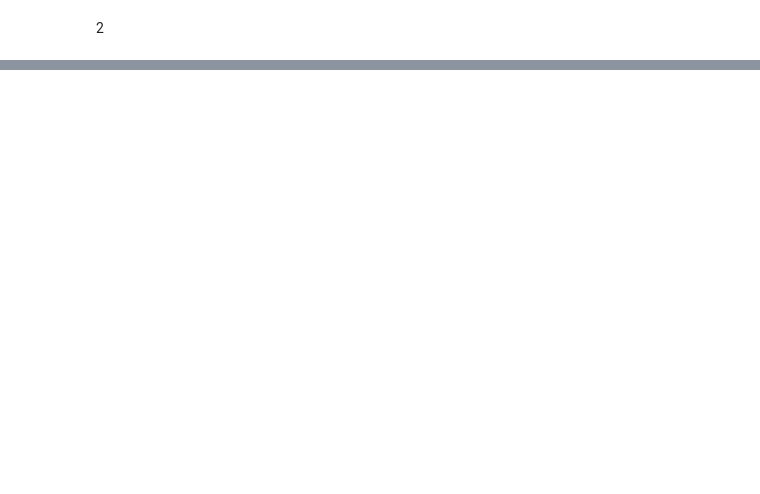
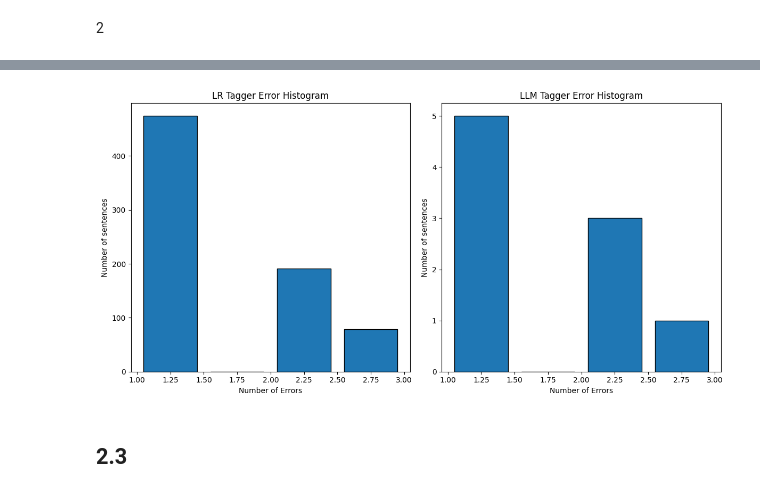
Before and after one commit to yuvallevy09/pos-tagging-with-llms, a Jupyter notebook: ud_pos_tagger_sklearn.ipynb, the cells around one changed output, grey strips where cells are left out. Saved outputs shown, nothing was run; the diff lists cells and outputs as text; code cells hidden in the pictures; blank space fills up the shorter version.

```diff
--- a/ud_pos_tagger_sklearn.ipynb
+++ b/ud_pos_tagger_sklearn.ipynb
@@ -697,10 +697,12 @@ def errors_in_sentence_prediction(clf, tagged_sentence):
     return errors, pred
 # %%
 hard_sentences = []
+idx = 0
 for s in test_sentences:
     errors, pred = errors_in_sentence_prediction(clf, s)
     if errors > 0:
-        hard_sentences.append((s, errors, pred))
+        hard_sentences.append((s, errors, pred, idx))
+    idx += 1
 print(f'Number of sentences with errors: {len(hard_sentences)} out of {len(test_sentences)}')
 # %% [output]
 Number of sentences with errors: 794 out of 2077
@@ -945,30 +926,3 @@ def tag_sentences_ud(text_to_tag: str) -> Optional[TaggedSentences]:
     # print(completion)
     res = completion.choices[0].message.parsed
     return res
-# %%
-def batch_tag_sentences_ud(sentences: List[str], batch_size: int = 5, rate_limit_delay: float = 4.0) -> List[TaggedSentences]:
-    """
-    Performs POS tagging on a list of sentences in batches to respect API rate limits.
-    Args:
-    sentences: List of sentences to be tagged
-    batch_size: Number of sentences to include in each API call
-    rate_limit_delay: Delay in seconds between API calls to respect rate limits
-    Returns:
-    List of TaggedSentences objects
-    """
-    results = []
-    # Process sentences in batches
-    for i in range(0, len(sentences), batch_size):
-        batch = sentences[i:i+batch_size]
-        # Join the batch into a single text with sentence separators
-        batch_text = "\n\n".join(batch)
-        print(f"Processing batch {i//batch_size + 1}/{(len(sentences) + batch_size - 1)//batch_size}...")
-        # Process the batch
-        batch_result = tag_sentences_ud(batch_text)
-        if batch_result:
-            results.append(batch_result)
-        # Respect rate limits by adding a delay between API calls
-        if i + batch_size < len(sentences):
-            print(f"Waiting {rate_limit_delay} seconds to respect API rate limits...")
-        time.sleep(rate_limit_delay)
-    return results
@@ -1020,3 +1018,8 @@ Token: system          UDPosTag.NOUN
 ----------------------
 Token: ?               UDPosTag.PUNCT
 ----------------------
+# %%
+
+lr_hard_sentences = [s for s in hard_sentences if 1 <= s[1] <= 3]
+sentences = [" ".join(word for word, _ in pairs) for pairs, _, _ , _ in lr_hard_sentences[0:15]]
+results_llm = batch_tag_sentences_ud(sentences, batch_size=15, rate_limit_delay=0.2)
@@ -1059,18 +1088,20 @@ ServerError: 503 UNAVAILABLE. {'error': {'code': 503, 'message': 'The model is o
 # %%
 fig, ax = plt.subplots(1, 2, figsize=(12, 6))
 
 # Plot the histogram for LR
 ax[0].hist([x[1] for x in lr_hard_sentences], bins=4, edgecolor='black', rwidth=0.8)
 ax[0].set_title("LR Tagger Error Histogram")
 ax[0].set_xlabel("Number of Errors")
-ax[0].set_ylabel("Frequency")
+ax[0].set_ylabel("Number of sentences")
 
 # Plot the histogram for LLM
-ax[1].hist([x[1] for x in llm_hard_sentences], bins=4, edgecolor='black', rwidth=0.8)
+ax[1].hist([errors for s, errors in llm_hard_sentences], bins=4, edgecolor='black', rwidth=0.8)
 ax[1].set_title("LLM Tagger Error Histogram")
 ax[1].set_xlabel("Number of Errors")
-ax[1].set_ylabel("Frequency")
+ax[1].set_ylabel("Number of sentences")
 
 # Display the plots
 plt.tight_layout()
 plt.show()
+# %% [output]
+[figure, added]
@@ -1125,0 +1108,2 @@ plot_confusion_matrix(f1, cnf_matrix, target_names=classes, title='Confusion mat
+# %% [markdown]
+## 2.3
```
Also changed, not shown: parts of 17 cells of this notebook.
